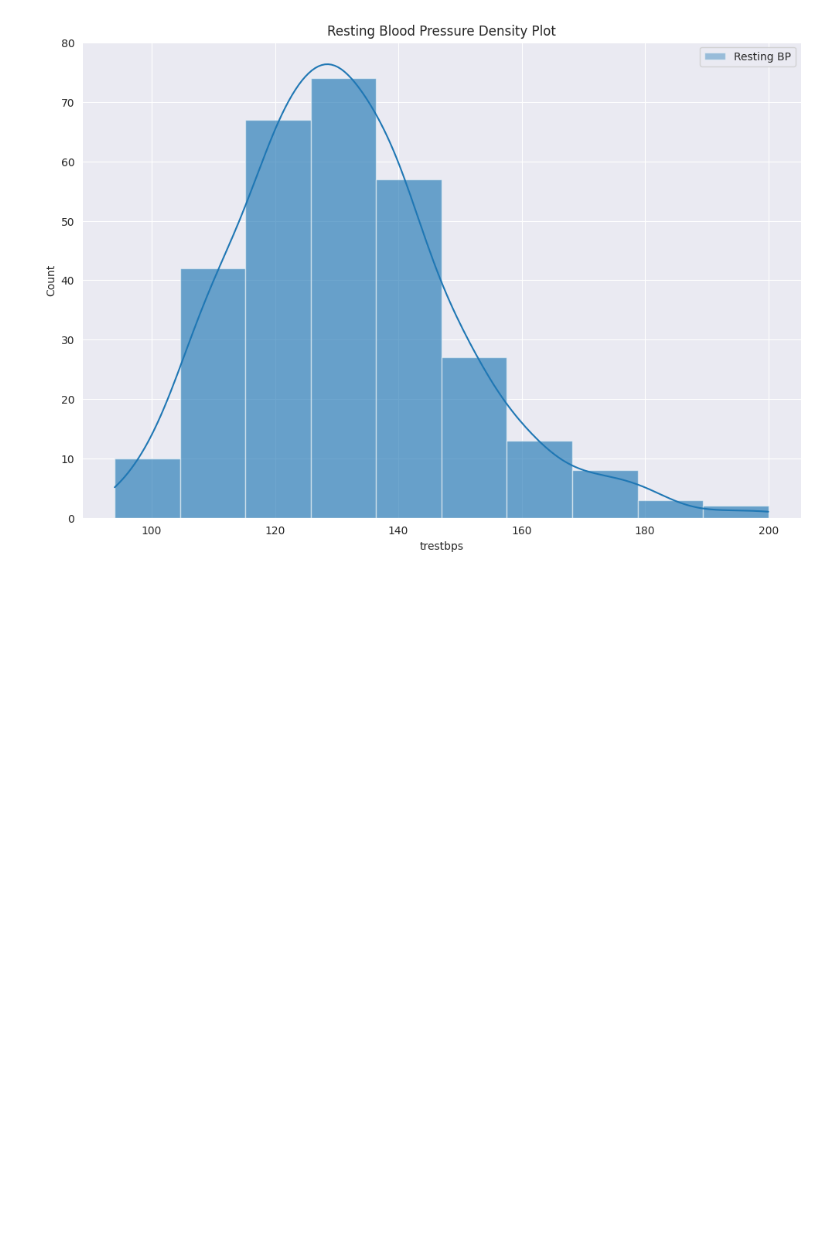
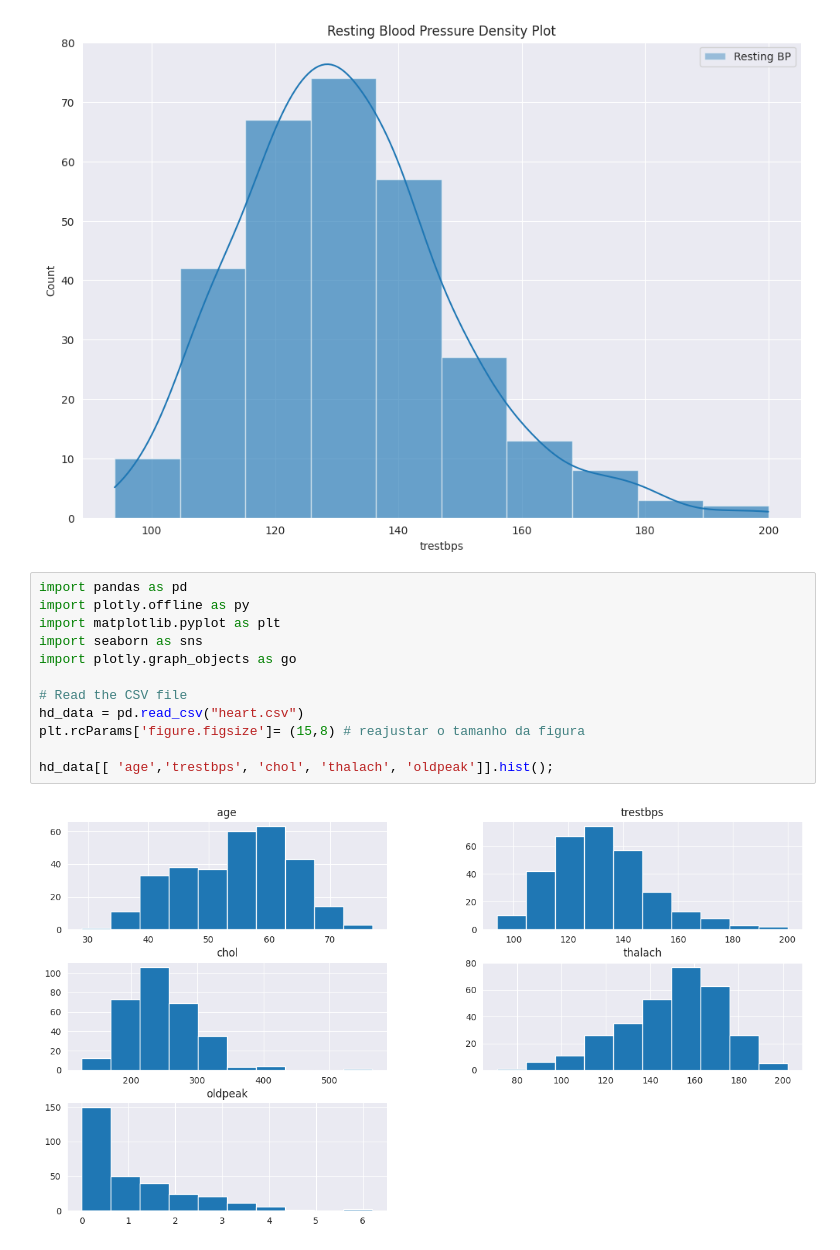
Before and after one commit to n3ptune-cpu/Lovelace-Team-Project, a Jupyter notebook: heart.ipynb, the cells around one changed output. Cells and saved outputs as stored; diff of their text form; blank space fills up the shorter version.

```diff
--- a/heart.ipynb
+++ b/heart.ipynb
@@ -121,3 +121,17 @@ plt.title('Resting Blood Pressure Density Plot')
 plt.show()
 # %% [output]
 [figure]
+# %%
+import pandas as pd
+import plotly.offline as py
+import matplotlib.pyplot as plt
+import seaborn as sns
+import plotly.graph_objects as go
+
+# Read the CSV file
+hd_data = pd.read_csv("heart.csv")
+plt.rcParams['figure.figsize']= (15,8) # reajustar o tamanho da figura
+
+hd_data[[ 'age','trestbps', 'chol', 'thalach', 'oldpeak']].hist();
+# %% [output]
+[figure, added]
```
